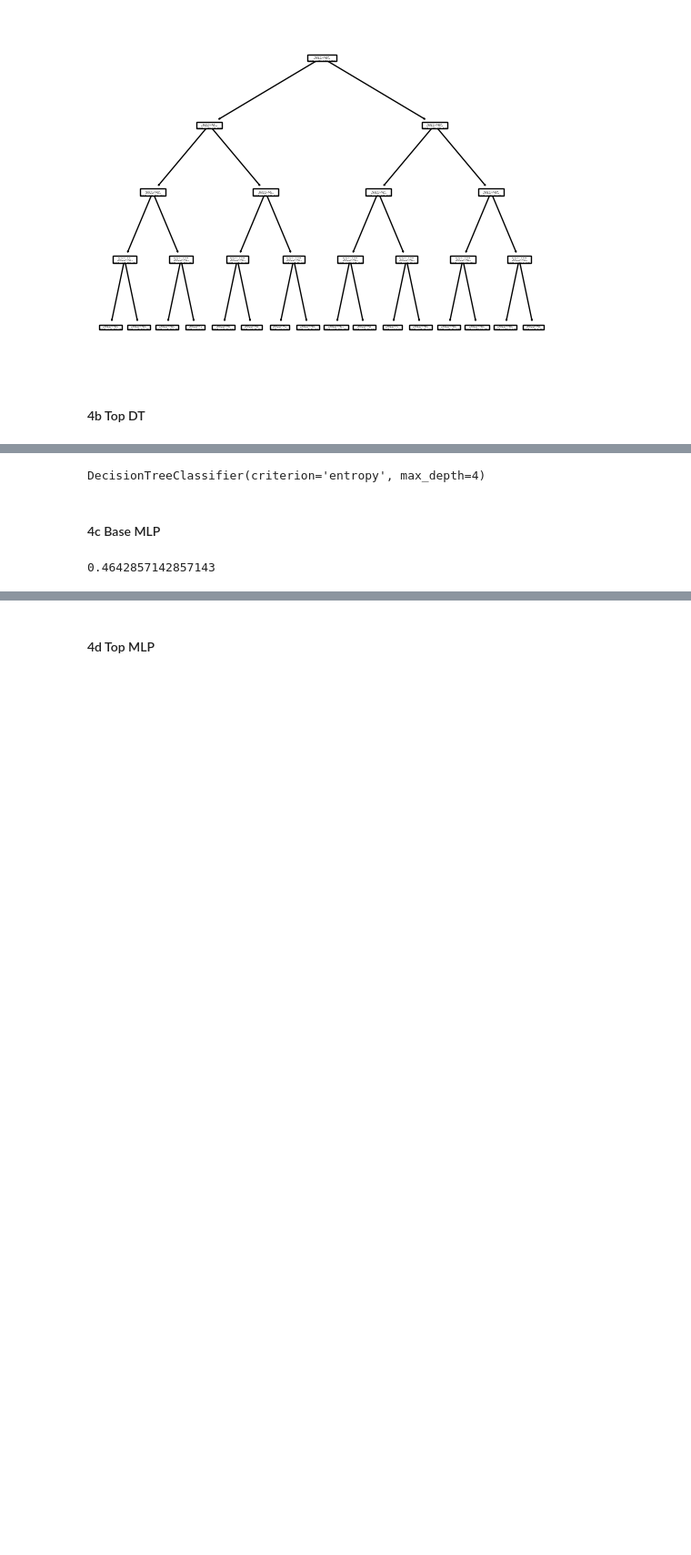
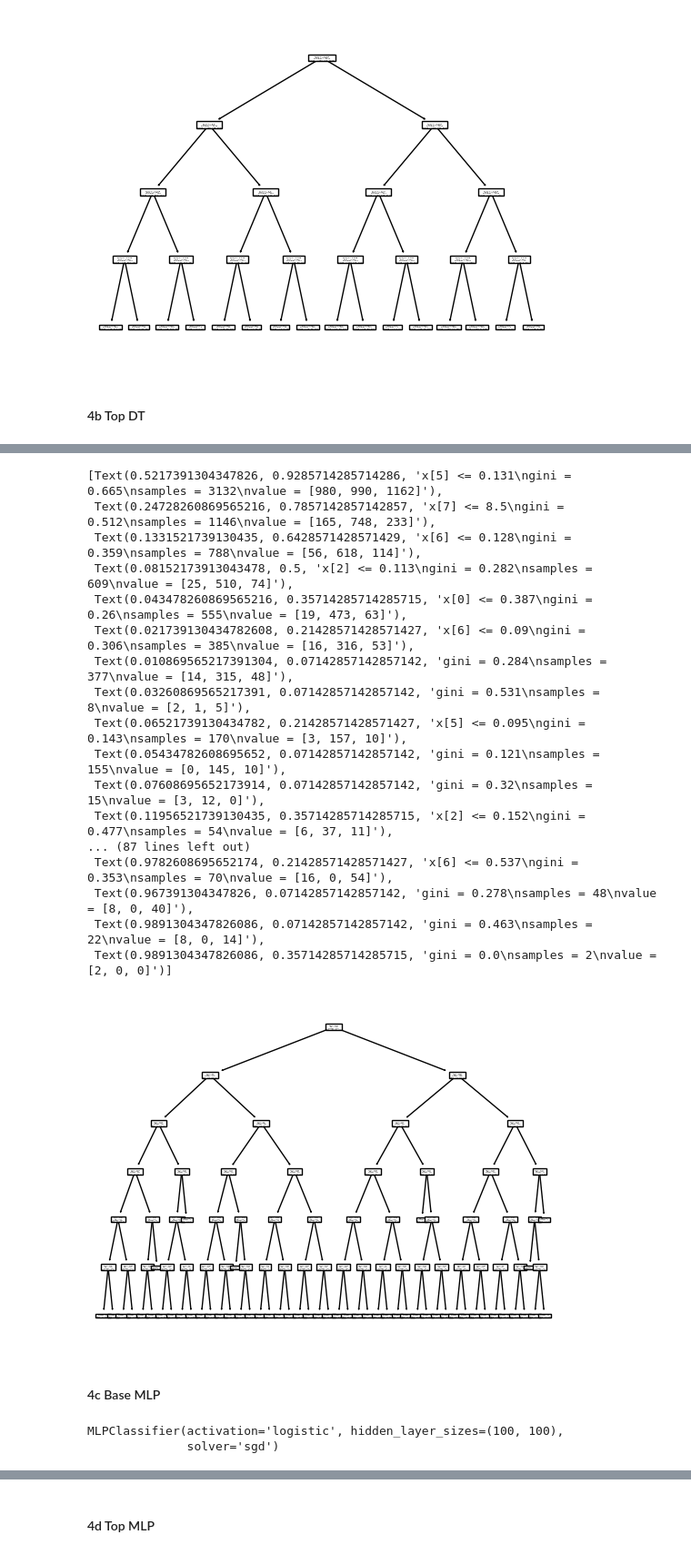
Before and after one commit to georgia1515/RoboBrains472, a Jupyter notebook: PenguinsAbalone/deliverable.ipynb, the cells around one changed output, grey strips where cells are left out. Shown at 91% size. Saved outputs shown, nothing was run; the diff lists cells and outputs as text; code cells hidden in the pictures; blank space fills up the shorter version.

```diff
--- a/PenguinsAbalone/deliverable.ipynb
+++ b/PenguinsAbalone/deliverable.ipynb
@@ -152,20 +169,30 @@ gini 4 2
 # %%
 # ii. Abalone
 
-topDTC_abalone = tree.DecisionTreeClassifier(max_depth=6)
+topDTC_abalone = tree.DecisionTreeClassifier(max_depth=4)
 grid_search_abalone = GridSearchCV(estimator=topDTC_abalone, param_grid=dt_params_grid)
 grid_search_abalone.fit(X_abaloneTrain, y_abaloneTrain)
-# print(grid_search.best_params_)
-# print(grid_search.best_score_)
-# print(grid_search.best_estimator_)
 best_dt_classifier_abalone = grid_search_abalone.best_estimator_
-
-best_dt_classifier_abalone.fit(X_abaloneTest, y_abaloneTest)
-# FOR LATER IN STEP 6
-# accuracy = best_dt_classifier_abalone.score(X_abaloneTest, y_abaloneTest)
-# print('Penguins Decision Tree Accuracy: ', accuracy)
+tree.plot_tree(best_dt_classifier_abalone)
 # %% [output]
-DecisionTreeClassifier(criterion='entropy', max_depth=4)
+[Text(0.5217391304347826, 0.9285714285714286, 'x[5] <= 0.131\ngini = 0.665\nsamples = 3132\nvalue = [980, 990, 1162]'),
+ Text(0.24728260869565216, 0.7857142857142857, 'x[7] <= 8.5\ngini = 0.512\nsamples = 1146\nvalue = [165, 748, 233]'),
+ Text(0.1331521739130435, 0.6428571428571429, 'x[6] <= 0.128\ngini = 0.359\nsamples = 788\nvalue = [56, 618, 114]'),
+ Text(0.08152173913043478, 0.5, 'x[2] <= 0.113\ngini = 0.282\nsamples = 609\nvalue = [25, 510, 74]'),
+ Text(0.043478260869565216, 0.35714285714285715, 'x[0] <= 0.387\ngini = 0.26\nsamples = 555\nvalue = [19, 473, 63]'),
+ Text(0.021739130434782608, 0.21428571428571427, 'x[6] <= 0.09\ngini = 0.306\nsamples = 385\nvalue = [16, 316, 53]'),
+ Text(0.010869565217391304, 0.07142857142857142, 'gini = 0.284\nsamples = 377\nvalue = [14, 315, 48]'),
+ Text(0.03260869565217391, 0.07142857142857142, 'gini = 0.531\nsamples = 8\nvalue = [2, 1, 5]'),
+ Text(0.06521739130434782, 0.21428571428571427, 'x[5] <= 0.095\ngini = 0.143\nsamples = 170\nvalue = [3, 157, 10]'),
+ Text(0.05434782608695652, 0.07142857142857142, 'gini = 0.121\nsamples = 155\nvalue = [0, 145, 10]'),
+ Text(0.07608695652173914, 0.07142857142857142, 'gini = 0.32\nsamples = 15\nvalue = [3, 12, 0]'),
+ Text(0.11956521739130435, 0.35714285714285715, 'x[2] <= 0.152\ngini = 0.477\nsamples = 54\nvalue = [6, 37, 11]'),
+... (87 lines left out)
+ Text(0.9782608695652174, 0.21428571428571427, 'x[6] <= 0.537\ngini = 0.353\nsamples = 70\nvalue = [16, 0, 54]'),
+ Text(0.967391304347826, 0.07142857142857142, 'gini = 0.278\nsamples = 48\nvalue = [8, 0, 40]'),
+ Text(0.9891304347826086, 0.07142857142857142, 'gini = 0.463\nsamples = 22\nvalue = [8, 0, 14]'),
+ Text(0.9891304347826086, 0.35714285714285715, 'gini = 0.0\nsamples = 2\nvalue = [2, 0, 0]')]
+[figure, added]
 # %% [markdown]
 #### 4c Base MLP
 # %%
@@ -173,9 +200,9 @@ mlp_penguins = MLPClassifier(hidden_layer_sizes=(100, 100) ,activation='logistic
 
 # i. Penguins
 mlp_penguins.fit(X_penguinsTrain, y_penguinsTrain)
-mlp_penguins.score(X_penguinsTest, y_penguinsTest)
 # %% [output]
-0.4642857142857143
+MLPClassifier(activation='logistic', hidden_layer_sizes=(100, 100),
+              solver='sgd')
 # %%
 # ii. Abalone
 mlp_abalone = MLPClassifier(hidden_layer_sizes=(100, 100) ,activation='logistic', solver='sgd')
```
Also changed, not shown: parts of 16 cells of this notebook.
